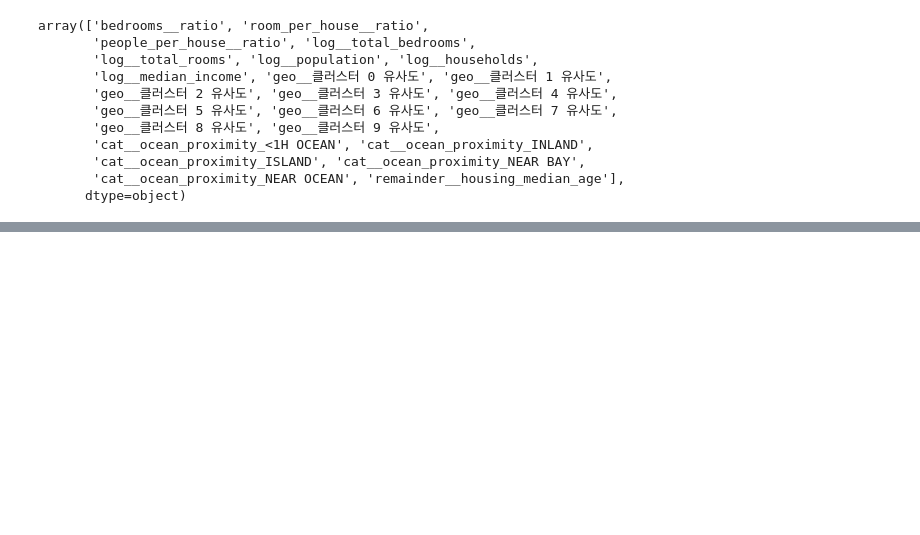
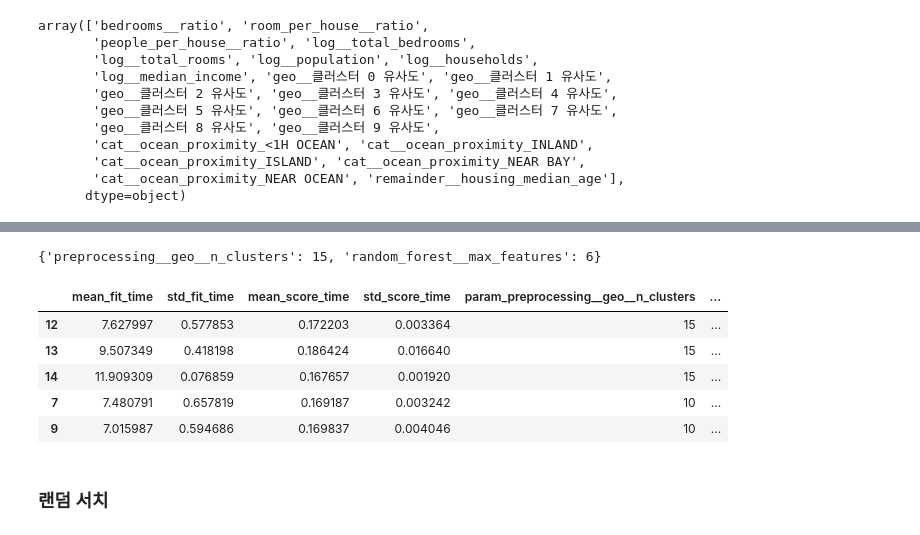
Before and after one commit to Hyun3246/Warehouse, a Jupyter notebook: Hands-On ML/Chapter 2/Predict_California_Housing_Price.ipynb, the cells around one changed output, grey strips where cells are left out. Cells and saved outputs as stored; diff of their text form; code cells hidden in the pictures; blank space fills up the shorter version.

```diff
--- a/Hands-On ML/Chapter 2/Predict_California_Housing_Price.ipynb
+++ b/Hands-On ML/Chapter 2/Predict_California_Housing_Price.ipynb
@@ -618,0 +644,5 @@ array(['bedrooms__ratio', 'room_per_house__ratio',
+# %%
+from sklearn.linear_model import LinearRegression
+
+lin_reg = make_pipeline(preprocessing, LinearRegression())
+lin_reg.fit(housing, housing_labels)
@@ -618,0 +686,6 @@ array(['bedrooms__ratio', 'room_per_house__ratio',
+# %%
+# 더 복잡한 모델로 과소적합 해결하기
+from sklearn.tree import DecisionTreeRegressor
+
+tree_reg = make_pipeline(preprocessing, DecisionTreeRegressor(random_state=42))
+tree_reg.fit(housing, housing_labels)
@@ -618,0 +757,17 @@ array(['bedrooms__ratio', 'room_per_house__ratio',
+# %%
+from sklearn.model_selection import GridSearchCV
+
+full_pipeline = Pipeline([
+    ('preprocessing', preprocessing),
+    ('random_forest', RandomForestRegressor(random_state=42))
+])
+
+param_grid = [
+    {'preprocessing__geo__n_clusters': [5, 8, 10],
+     'random_forest__max_features': [4, 6, 8]},
+    {'preprocessing__geo__n_clusters': [10, 15],
+     'random_forest__max_features': [6, 8, 10]}
+]
+
+grid_search = GridSearchCV(full_pipeline, param_grid, cv=3, scoring='neg_root_mean_squared_error')
+grid_search.fit(housing, housing_labels)
@@ -618,0 +794,17 @@ array(['bedrooms__ratio', 'room_per_house__ratio',
+# %%
+grid_search.best_params_
+# %% [output]
+{'preprocessing__geo__n_clusters': 15, 'random_forest__max_features': 6}
+# %%
+cv_res = pd.DataFrame(grid_search.cv_results_)
+cv_res.sort_values(by='mean_test_score', ascending=False, inplace=True)
+cv_res.head()
+# %% [output]
+|  | mean_fit_time | std_fit_time | mean_score_time | std_score_time | param_preprocessing__geo__n_clusters | ... |
+| 12 | 7.627997 | 0.577853 | 0.172203 | 0.003364 | 15 | ... |
+| 13 | 9.507349 | 0.418198 | 0.186424 | 0.016640 | 15 | ... |
+| 14 | 11.909309 | 0.076859 | 0.167657 | 0.001920 | 15 | ... |
+| 7 | 7.480791 | 0.657819 | 0.169187 | 0.003242 | 10 | ... |
+| 9 | 7.015987 | 0.594686 | 0.169837 | 0.004046 | 10 | ... |
+# %% [markdown]
+### 랜덤 서치
```
Also changed, not shown: parts of 50 cells of this notebook.
